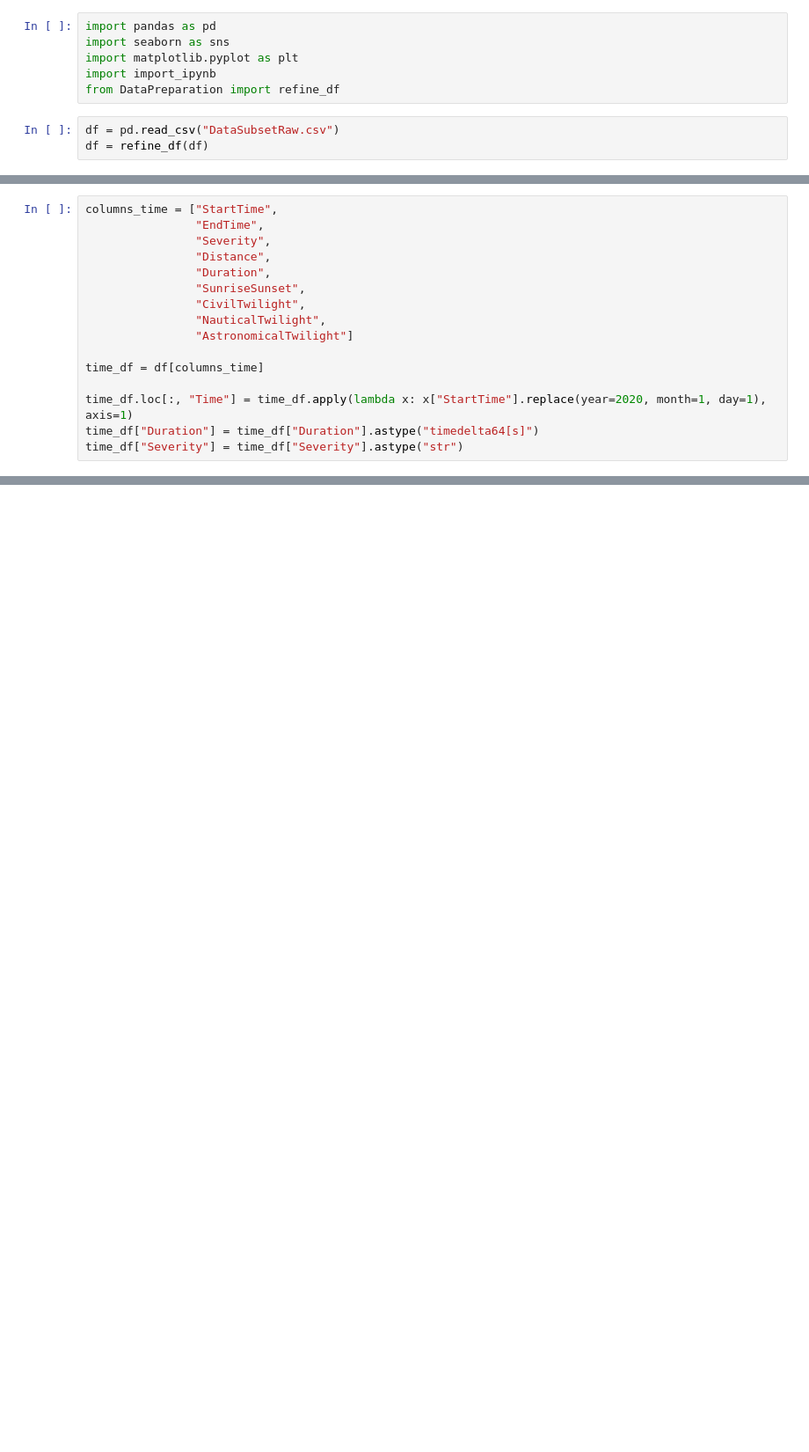
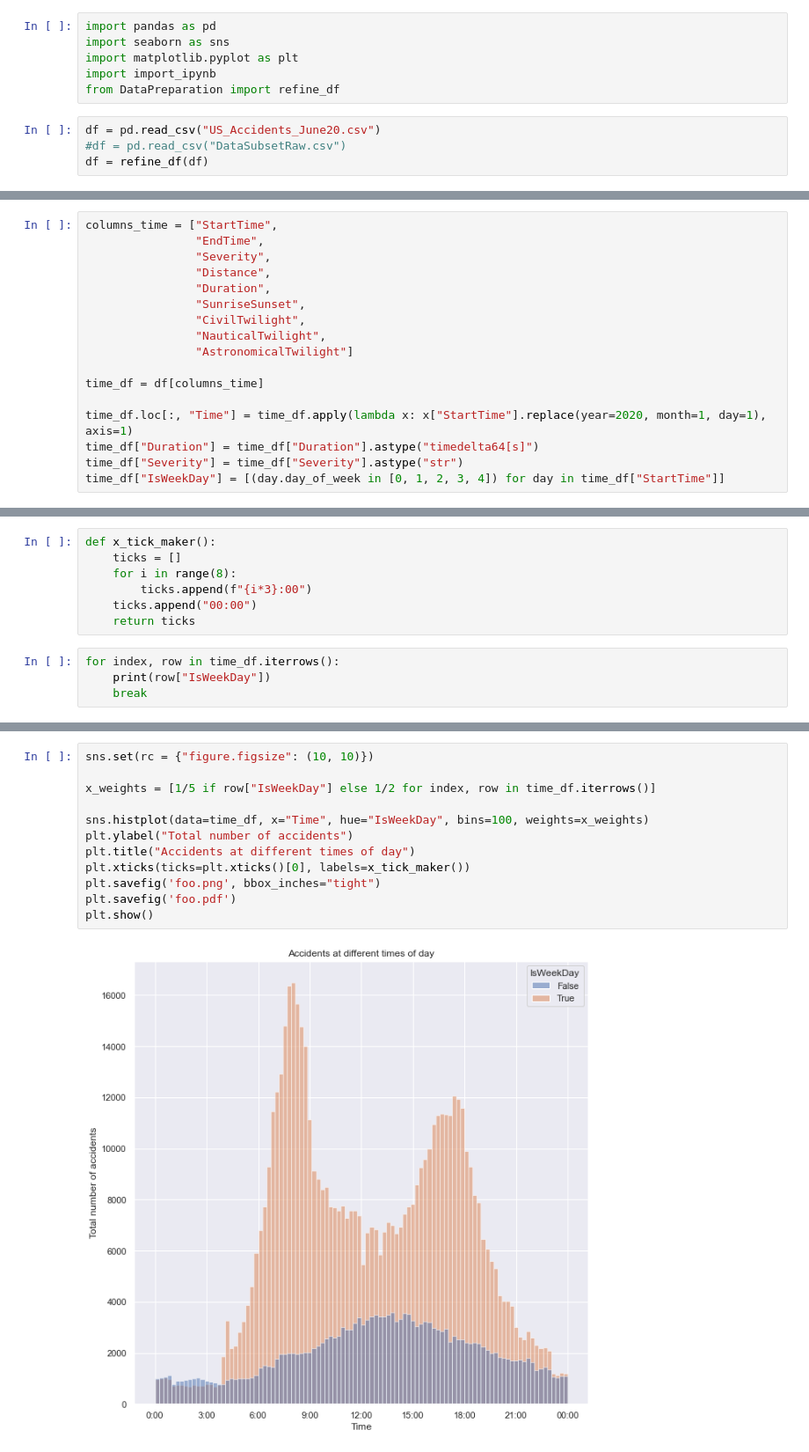
Before and after one commit to ololili/DataOpdrdacht2, a Jupyter notebook: TimeData.ipynb, the cells around one changed output, grey strips where cells are left out. Shown at 88% size. Cells and saved outputs as stored; diff of their text form; blank space fills up the shorter version.

Commit message:
Finished TimeAccident analysis

```diff
--- a/TimeData.ipynb
+++ b/TimeData.ipynb
@@ -5,7 +5,8 @@ import matplotlib.pyplot as plt
 import import_ipynb
 from DataPreparation import refine_df
 # %%
-df = pd.read_csv("DataSubsetRaw.csv")
+df = pd.read_csv("US_Accidents_June20.csv")
+#df = pd.read_csv("DataSubsetRaw.csv")
 df = refine_df(df)
 # %%
 df.info()
@@ -43,3 +44,4 @@ time_df = df[columns_time]
 time_df.loc[:, "Time"] = time_df.apply(lambda x: x["StartTime"].replace(year=2020, month=1, day=1), axis=1)
 time_df["Duration"] = time_df["Duration"].astype("timedelta64[s]")
 time_df["Severity"] = time_df["Severity"].astype("str")
+time_df["IsWeekDay"] = [(day.day_of_week in [0, 1, 2, 3, 4]) for day in time_df["StartTime"]]
@@ -54,0 +69,11 @@ plt.show()
+# %%
+def x_tick_maker():
+    ticks = []
+    for i in range(8):
+        ticks.append(f"{i*3}:00")
+    ticks.append("00:00")
+    return ticks
+# %%
+for index, row in time_df.iterrows():
+    print(row["IsWeekDay"])
+    break
@@ -54,0 +82,14 @@ plt.show()
+# %%
+sns.set(rc = {"figure.figsize": (10, 10)})
+
+x_weights = [1/5 if row["IsWeekDay"] else 1/2 for index, row in time_df.iterrows()]
+
+sns.histplot(data=time_df, x="Time", hue="IsWeekDay", bins=100, weights=x_weights)
+plt.ylabel("Total number of accidents")
+plt.title("Accidents at different times of day")
+plt.xticks(ticks=plt.xticks()[0], labels=x_tick_maker())
+plt.savefig('foo.png', bbox_inches="tight")
+plt.savefig('foo.pdf')
+plt.show()
+# %% [output]
+[figure, added]
```
Also changed, not shown: parts of 4 cells of this notebook, 2 other files.
